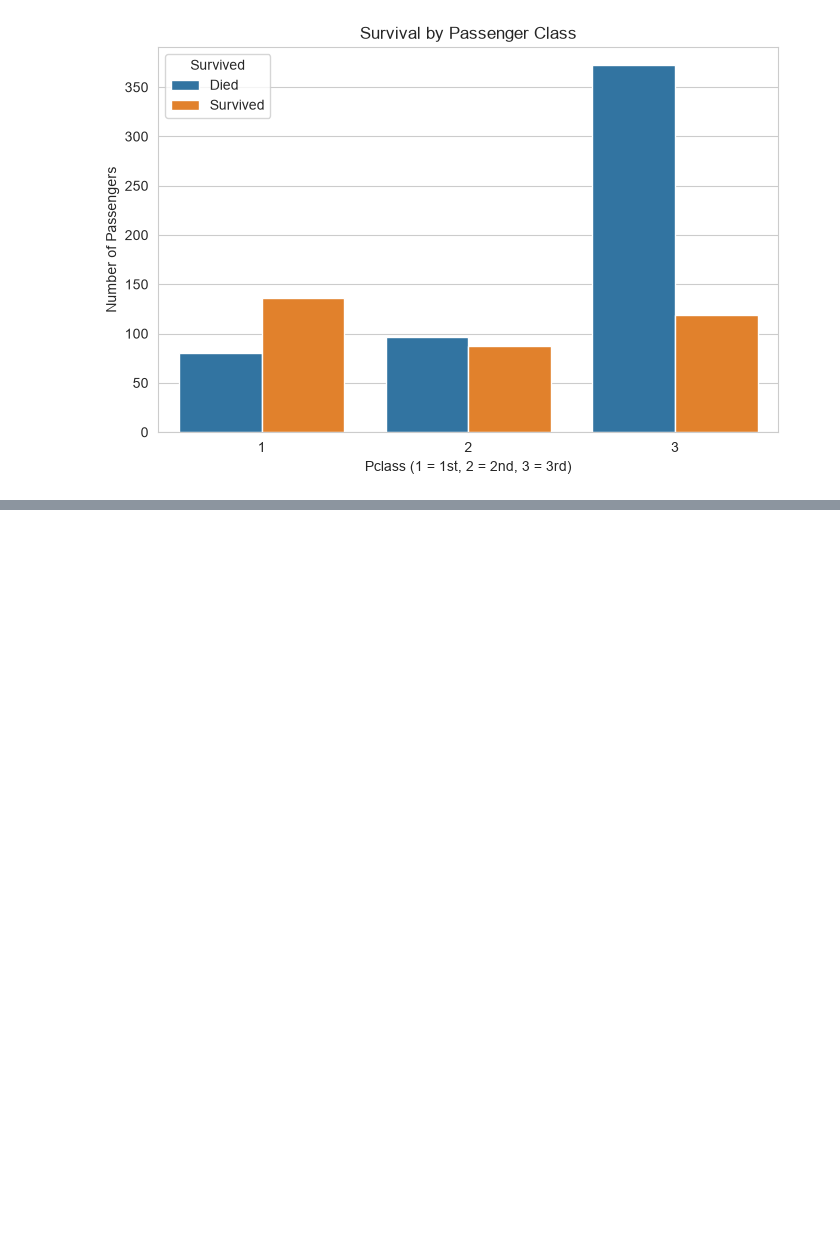
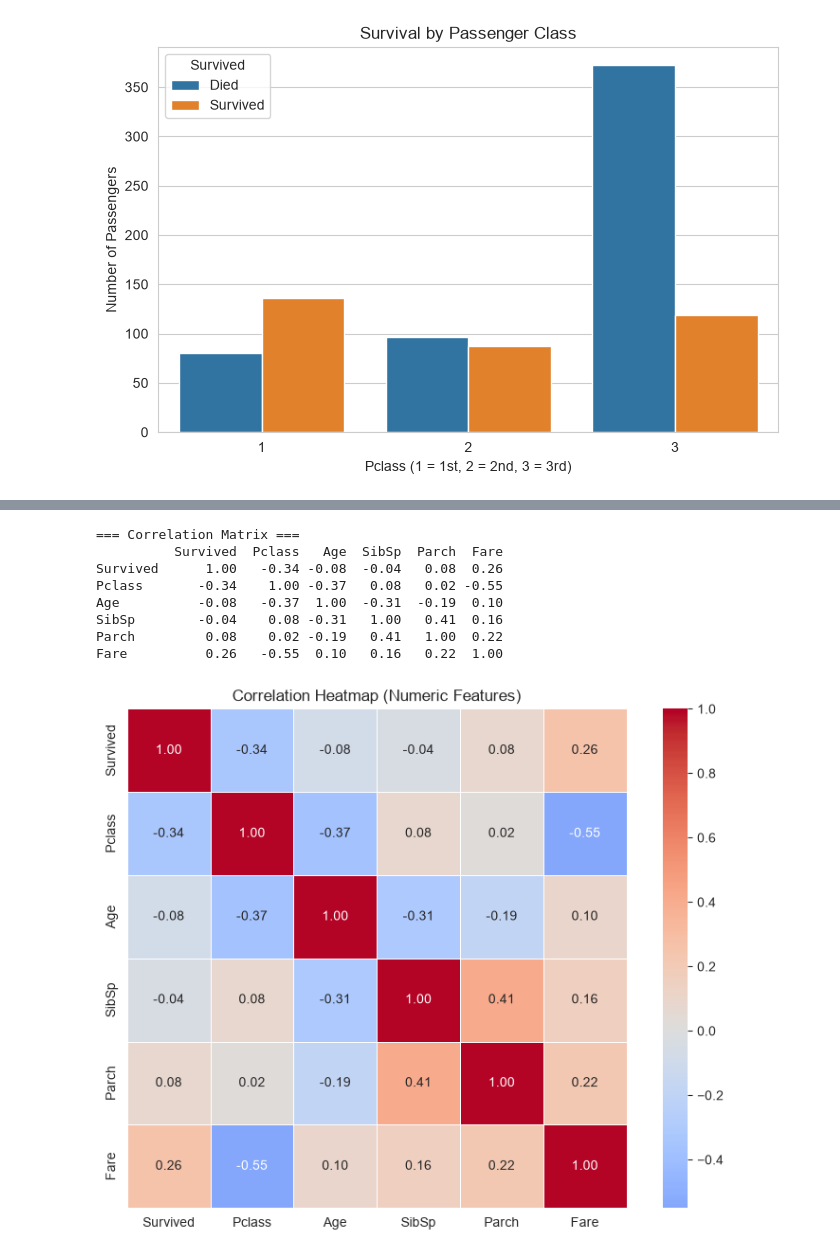
Before and after one commit to Anime631/titanic-ml-project, a Jupyter notebook: notebooks/02_eda_part1.ipynb, the cells around one changed output, grey strips where cells are left out. Cells and saved outputs as stored; diff of their text form; code cells hidden in the pictures; blank space fills up the shorter version.

```diff
--- a/notebooks/02_eda_part1.ipynb
+++ b/notebooks/02_eda_part1.ipynb
@@ -83,0 +172,24 @@ Name: Survived, dtype: float64
+# %%
+# Block 8: Correlation heatmap (numeric features only)
+numeric_cols = ["Survived", "Pclass", "Age", "SibSp", "Parch", "Fare"]
+corr = train_df[numeric_cols].corr().round(2)
+
+print("=== Correlation Matrix ===")
+print(corr)
+
+plt.figure(figsize=(8, 6))
+sns.heatmap(corr, annot=True, cmap="coolwarm", center=0, fmt=".2f",
+            square=True, linewidths=0.5)
+plt.title("Correlation Heatmap (Numeric Features)")
+plt.tight_layout()
+plt.show()
+# %% [output]
+=== Correlation Matrix ===
+          Survived  Pclass   Age  SibSp  Parch  Fare
+Survived      1.00   -0.34 -0.08  -0.04   0.08  0.26
+Pclass       -0.34    1.00 -0.37   0.08   0.02 -0.55
+Age          -0.08   -0.37  1.00  -0.31  -0.19  0.10
+SibSp        -0.04    0.08 -0.31   1.00   0.41  0.16
+Parch         0.08    0.02 -0.19   0.41   1.00  0.22
+Fare          0.26   -0.55  0.10   0.16   0.22  1.00
+[figure, added]
```
Also changed, not shown: parts of 3 cells of this notebook.
